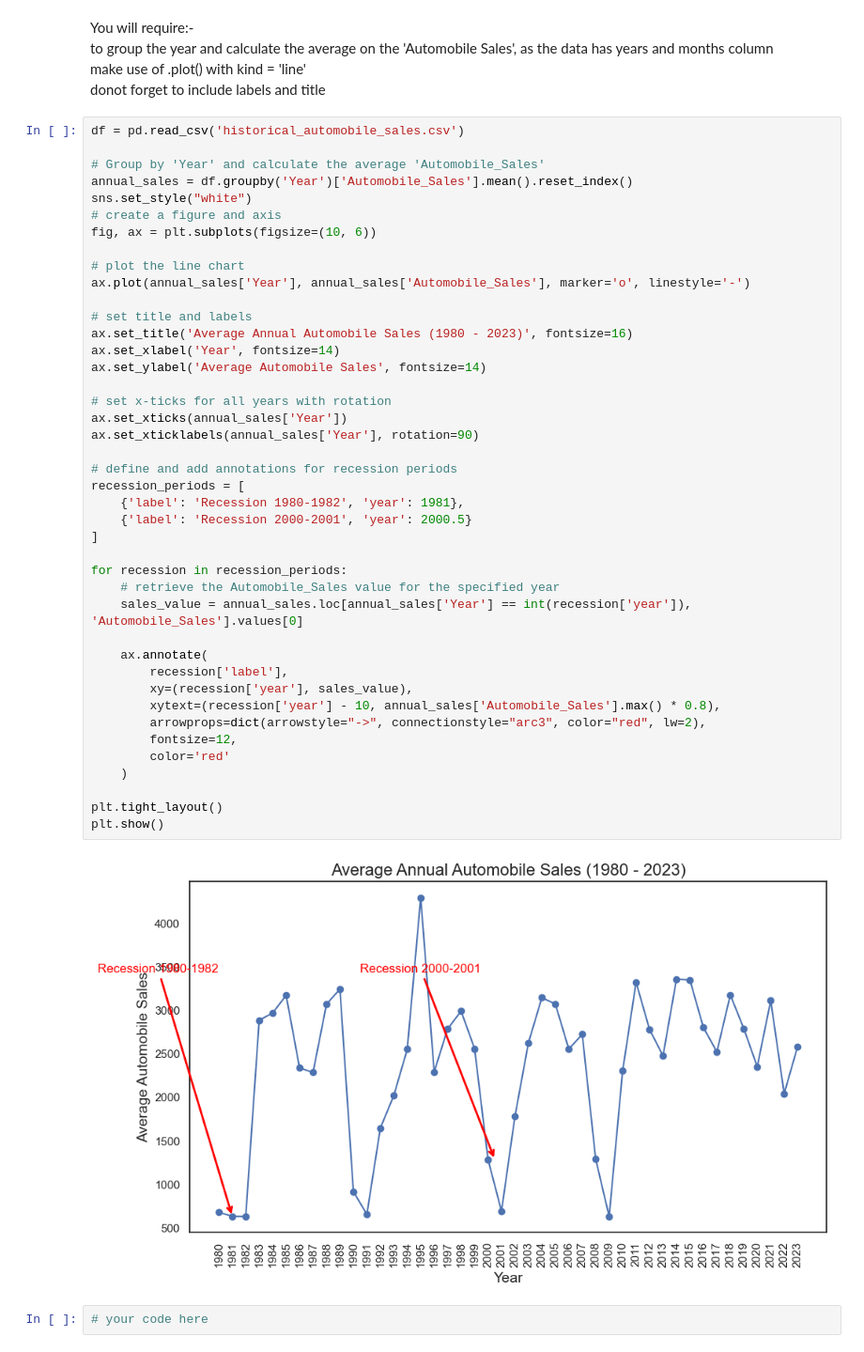
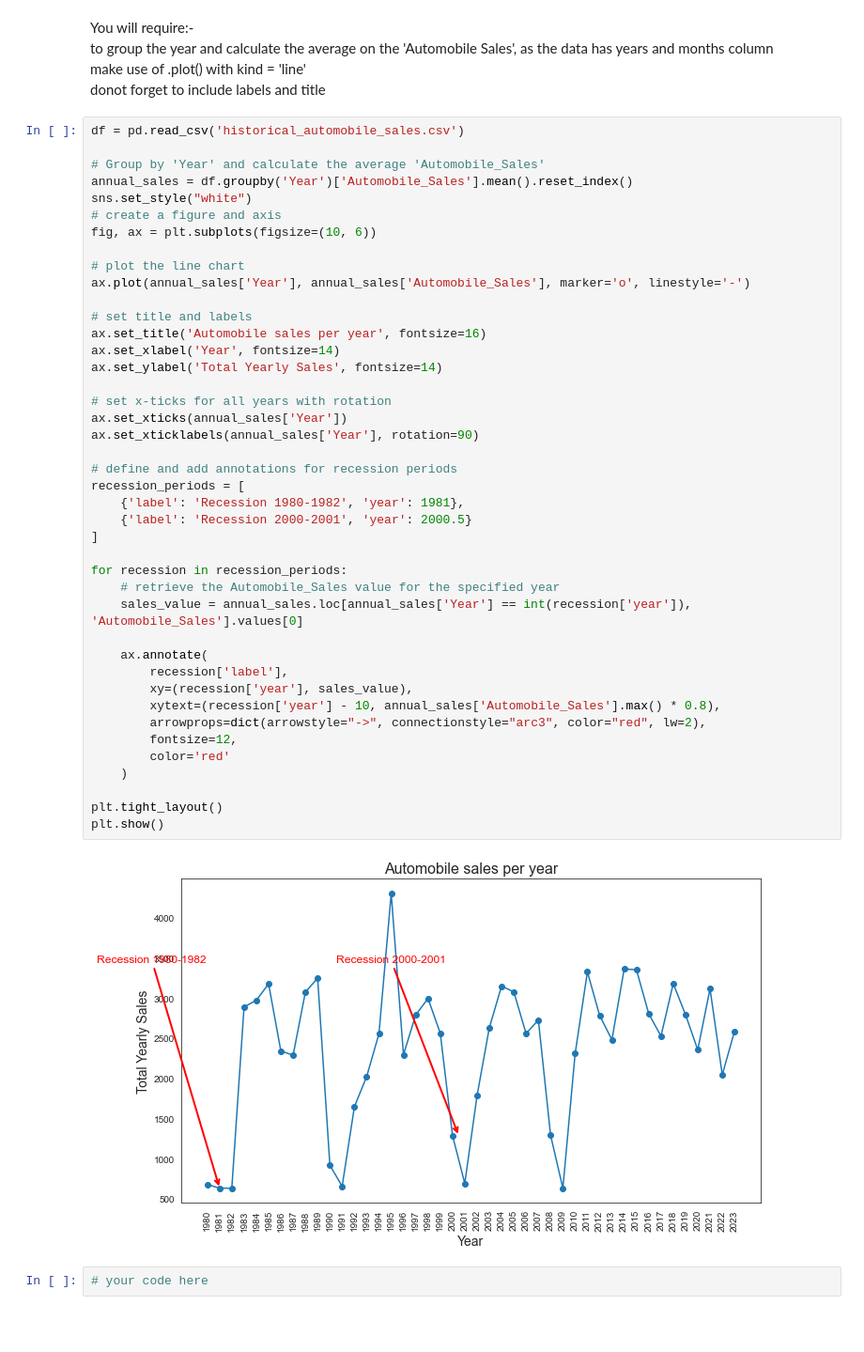
Before and after one commit to edwei06/data_science_2024_fall, a Jupyter notebook: data_science_hw2/hw2_automobile/hw2_automobile.ipynb, the cells around one changed output. Shown at 94% size. Cells and saved outputs as stored; diff of their text form; blank space fills up the shorter version.

```diff
--- a/data_science_hw2/hw2_automobile/hw2_automobile.ipynb
+++ b/data_science_hw2/hw2_automobile/hw2_automobile.ipynb
@@ -206,37 +206,37 @@ fig, ax = plt.subplots(figsize=(10, 6))
 ax.plot(annual_sales['Year'], annual_sales['Automobile_Sales'], marker='o', linestyle='-')
 
 # set title and labels
-ax.set_title('Average Annual Automobile Sales (1980 - 2023)', fontsize=16)
+ax.set_title('Automobile sales per year', fontsize=16)
 ax.set_xlabel('Year', fontsize=14)
-ax.set_ylabel('Average Automobile Sales', fontsize=14)
+ax.set_ylabel('Total Yearly Sales', fontsize=14)
 
 # set x-ticks for all years with rotation
 ax.set_xticks(annual_sales['Year'])
 ax.set_xticklabels(annual_sales['Year'], rotation=90)
 
 # define and add annotations for recession periods
 recession_periods = [
     {'label': 'Recession 1980-1982', 'year': 1981},
     {'label': 'Recession 2000-2001', 'year': 2000.5}
 ]
 
 for recession in recession_periods:
     # retrieve the Automobile_Sales value for the specified year
     sales_value = annual_sales.loc[annual_sales['Year'] == int(recession['year']), 'Automobile_Sales'].values[0]
 
     ax.annotate(
         recession['label'],
         xy=(recession['year'], sales_value),
         xytext=(recession['year'] - 10, annual_sales['Automobile_Sales'].max() * 0.8),
         arrowprops=dict(arrowstyle="->", connectionstyle="arc3", color="red", lw=2),
         fontsize=12,
         color='red'
     )
 
 plt.tight_layout()
 plt.show()
 # %% [output]
-[figure, old version]
+[figure, new version]
 # %%
 # your code here
 # %% [output]
```
Also changed, not shown: parts of 13 cells of this notebook.
